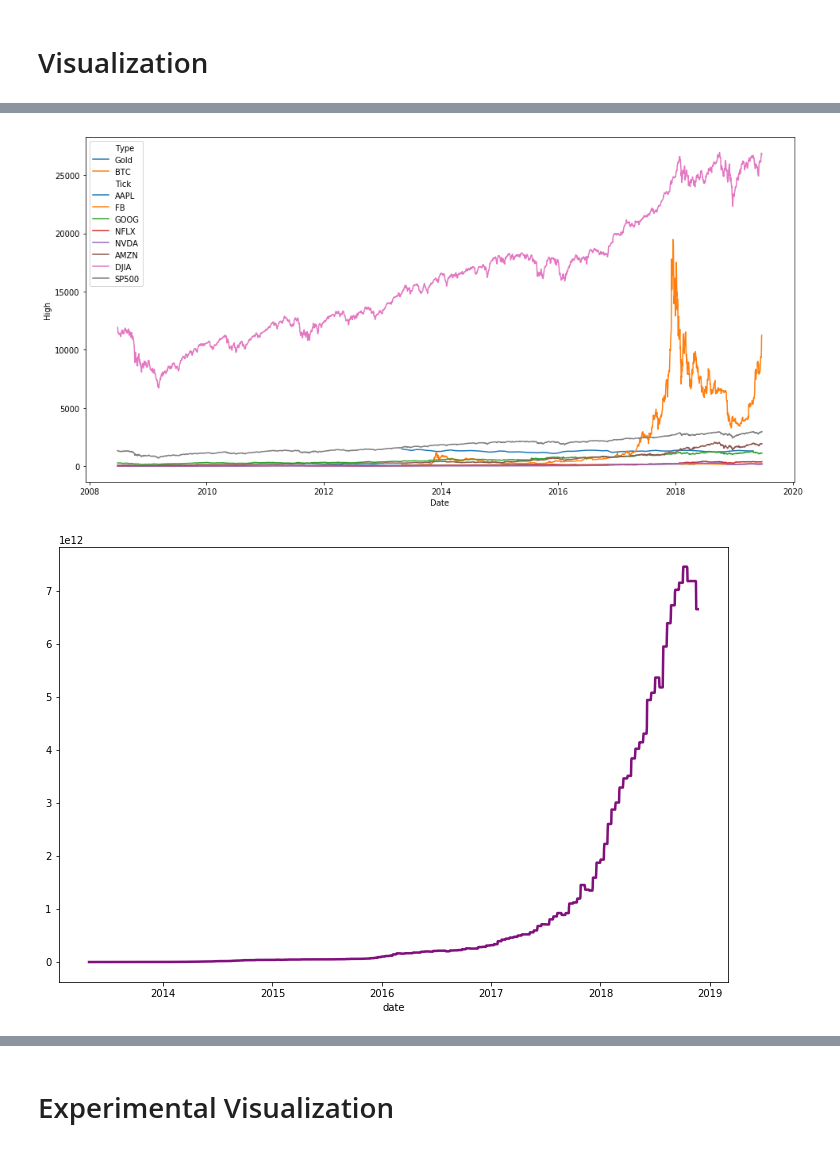
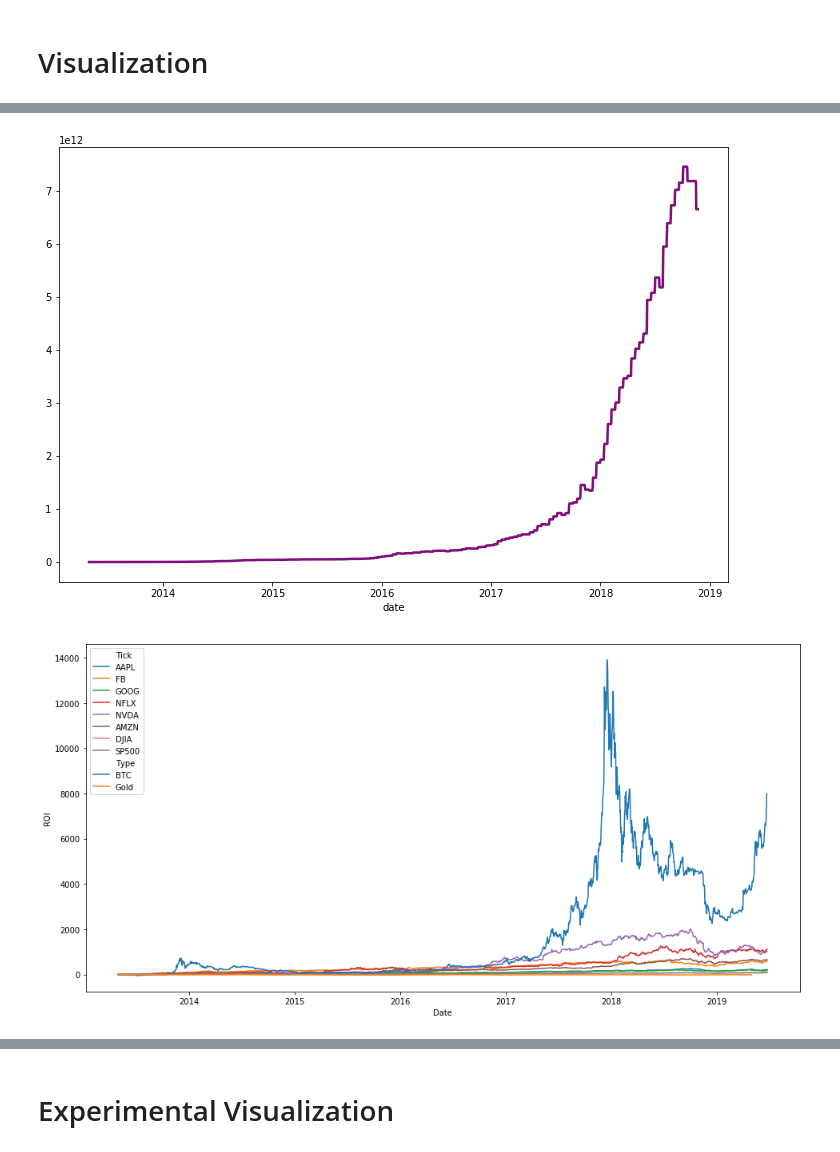
Before and after one commit to LambdaSchool-Sprints/DS-Unit-1-Sprint-5-Data-Storytelling-Blog-Post, a Jupyter notebook: BitcoinStorytellingProject.ipynb, the cells around one changed output, grey strips where cells are left out. Saved outputs shown, nothing was run; the diff lists cells and outputs as text; code cells hidden in the pictures.

Commit message:
Visuals

```diff
--- a/BitcoinStorytellingProject.ipynb
+++ b/BitcoinStorytellingProject.ipynb
@@ -748,0 +781,6 @@ df.head()
+# %%
+df['ROI'] = df.groupby('Type')['Price'].apply(lambda x: x.div(x.iloc[0]).subtract(1).mul(100))
+
+
+print(df.shape)
+df.head()
@@ -759,0 +806,3 @@ df1.head()
+# %%
+df1['ROI'] = df1.groupby('Type')['Price'].apply(lambda x: x.div(x.iloc[0]).subtract(1).mul(100))
+df1.head()
@@ -759,0 +820,4 @@ df1.head()
+# %%
+df2 = stocks[stocks['Date'] >= '2013-05-01']
+
+df2.head()
@@ -759,0 +831,3 @@ df1.head()
+# %%
+df2['ROI'] = df2.groupby('Tick')['High'].apply(lambda x: x.div(x.iloc[0]).subtract(1).mul(100))
+df2.head()
@@ -783,20 +864,16 @@ sns.lineplot(x = 'Date', y='Price', data=df1, hue='Type');
 # %%
-fig, ax = plt.subplots(figsize=(16,8), facecolor='w');
+fig, ax = plt.subplots(figsize=(12,8), facecolor='w');
 
-date = bitcoindata['date']
-
-ax1 = sns.lineplot(x = 'Date', y='Price', data=df1, hue='Type');
-ax4 = sns.lineplot(x = 'Date', y='High', data=stocks, hue='Tick');
-#ax2 = sns.lineplot(x=date, y=bitcoindata['activeAddresses'], color='#FF2700', lw=2.5);
-#ax3 = sns.lineplot(x=date, y=bitcoindata['averageDifficulty'].tolist(), color='#810F7C', lw=2.5);
+sns.lineplot(x=bitcoindata['date'], y=bitcoindata['averageDifficulty'].tolist(), color='#810F7C', lw=2.5);
 # %% [output]
-[figure, old version]
+[figure, new version]
 # %%
-fig, ax = plt.subplots(figsize=(12,8), facecolor='w');
+fig, ax = plt.subplots(figsize=(16,8), facecolor='w');
 
-sns.lineplot(x=date, y=bitcoindata['averageDifficulty'].tolist(), color='#810F7C', lw=2.5);
+sns.lineplot(x = 'Date', y='ROI', data=df2, hue='Tick');
+sns.lineplot(x = 'Date', y='ROI', data=df1, hue='Type');
 # %% [output]
-[figure, old version]
+[figure, new version]
 # %%
 fig, ax = plt.subplots(figsize=(16,8), facecolor='w');
 
```
Also changed, not shown: parts of 33 cells of this notebook.
